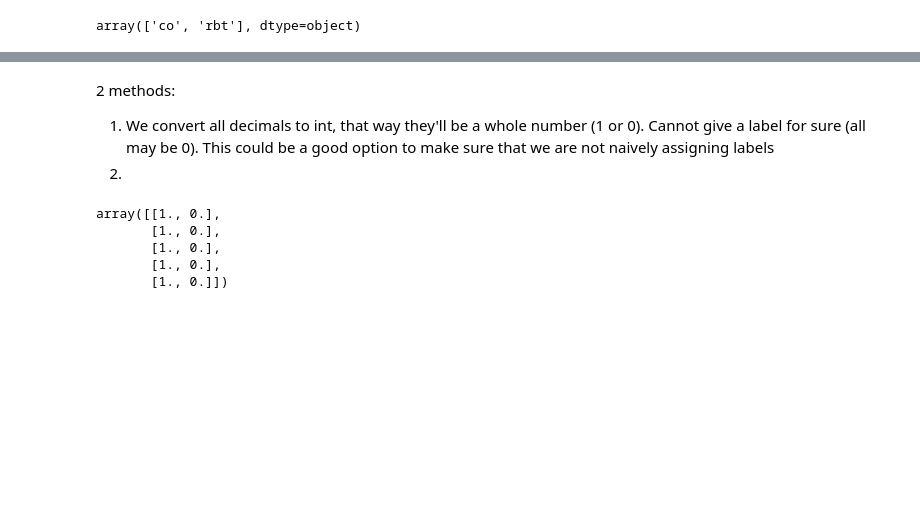
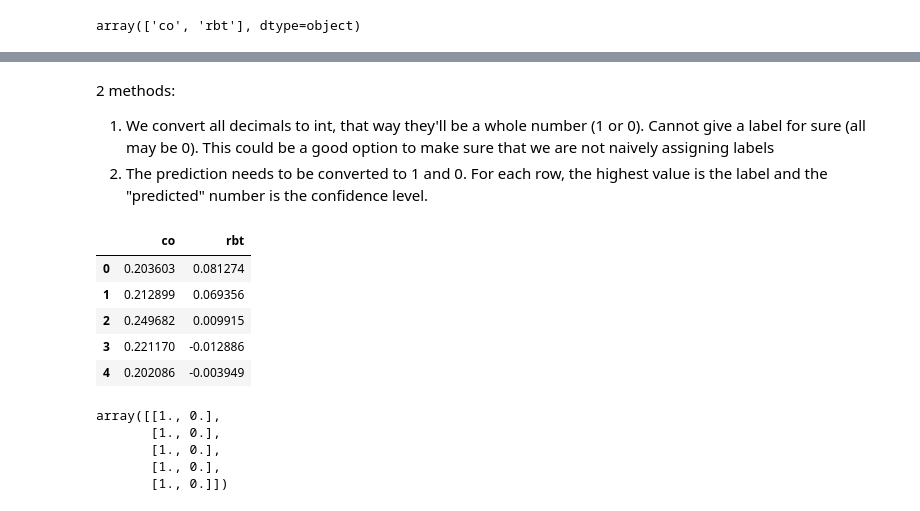
Before and after one commit to brahmwg/Bottlenecks_MDS_Capstone, a Jupyter notebook: species_prediction_model/trial_notebook_riya.ipynb, the cells around one changed output, grey strips where cells are left out. Drawn from its saved outputs; the diff is of its cells as text; code cells hidden in the pictures; blank space fills up the shorter version.

```diff
--- a/species_prediction_model/trial_notebook_riya.ipynb
+++ b/species_prediction_model/trial_notebook_riya.ipynb
@@ -262,3 +262,3 @@ plot_acc(history)
 # %%
-y_pred = model.predict(X_test)
+y_pred = dl_model.predict(X_test)
 # %% [output]
@@ -274,4 +274,4 @@ array([[0.39008173, 0.0754076 ],
 # %% [markdown]
 2 methods:
 1. We convert all decimals to int, that way they'll be a whole number (1 or 0). Cannot give a label for sure (all may be 0). This could be a good option to make sure that we are not naively assigning labels
-2.
+2. The prediction needs to be converted to 1 and 0. For each row, the highest value is the label and the "predicted" number is the confidence level.
@@ -280,3 +278,13 @@ prediction_inversed
+# %%
+prediction = pd.DataFrame(y_pred, columns=le.classes_)
+prediction.head()
+# %% [output]
+|  | co | rbt |
+| 0 | 0.203603 | 0.081274 |
+| 1 | 0.212899 | 0.069356 |
+| 2 | 0.249682 | 0.009915 |
+| 3 | 0.221170 | -0.012886 |
+| 4 | 0.202086 | -0.003949 |
 # %%
 y_test[0:5]
 # %% [output]
```
Also changed, not shown: parts of 8 cells of this notebook, 1 other file.
